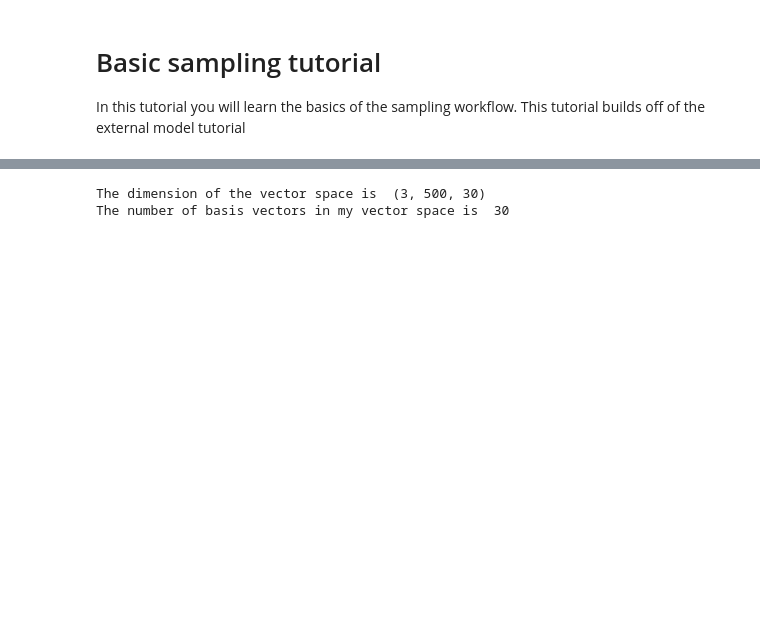
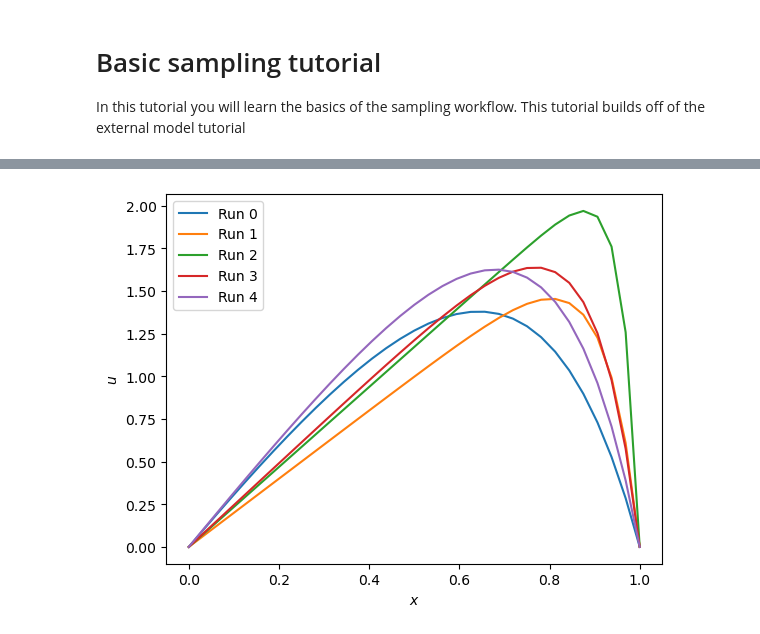
Before and after one commit to Pressio/rom-tools-and-workflows-demos, a Jupyter notebook: docs/source/notebooks/basic_sampling.ipynb, the cells around one changed output, grey strips where cells are left out. Drawn from its saved outputs; the diff is of its cells as text; code cells hidden in the pictures; blank space fills up the shorter version.

```diff
--- a/docs/source/notebooks/basic_sampling.ipynb
+++ b/docs/source/notebooks/basic_sampling.ipynb
@@ -61,14 +13,27 @@ myParameterSpace = AdrParameterSpace()
 # %%
 #Now, we can run a sampling algorithm (https://pressio.github.io/rom-tools-and-workflows/romtools/workflows/sampling/sampling.html)
+if __name__ == "__main__":
+    # As a starting point, we will use the model for the advection diffusion equation created in the external_model tutorial
+    from ipynb.fs.full.external_model import adrExternalRomToolsModel
+    myModel = adrExternalRomToolsModel()
 
-#The sampling algorithm requires a directory argument of where to put all the generated samples, files, etc.
+    # We will use the parameter space created in the parameter space tutorial
+    from ipynb.fs.full.parameter_space import BasicParameterSpace
+    myParameterSpace = BasicParameterSpace()
 
-work_directory = os.getcwd() + '/sampling_tutorial/'
+    #The sampling algorithm requires a directory argument of where to put all the generated samples, files, etc.
+    work_directory = os.getcwd() + '/sampling_tutorial/'
 
+    #Now we can run the sampling algorithm.
 
-run_sampling(
-	model = myModel,
-	parameter_space = myParameterSpace,
-	absolute_sampling_directory=work_directory,
-    number_of_samples = 5)
+    sample_directories = sampling.run_sampling(
+    	model = myModel,
+    	parameter_space = myParameterSpace,
+    	absolute_sampling_directory=work_directory,
+        number_of_samples = 5)
+#The sample_directories returned by the algorithm contains all the directories that samples were run in:
+# work_directory/run_0
+# work_directory/run_1
+# ...
+# work_directory/run_4
 # %% [output]
@@ -76,7 +59,14 @@ NameError: name 'run_sampling' is not defined
-# %%
-# We can check the dimension of the vector space
-print("The dimension of the vector space is " , my_affine_vector_space.extents())
-print("The number of basis vectors in my vector space is " , my_affine_vector_space.extents()[-1])
-# %% [output]
-The dimension of the vector space is  (3, 500, 30)
-The number of basis vectors in my vector space is  30
+# %%
+#Now we can look at the solutions
+for (i,sample_dir) in enumerate(sample_directories):
+    data = np.load(sample_dir + '/solution.npz')
+    plt.plot(data['x'],data['u'],label='Run ' + str(i))
+
+plt.legend()
+plt.xlabel(r'$x$')
+plt.ylabel(r'$u$')
+plt.show()
+
+#That's it!
+# %% [output]
+[figure, added]
```
Also changed, not shown: parts of 3 cells of this notebook, 11 other files.
